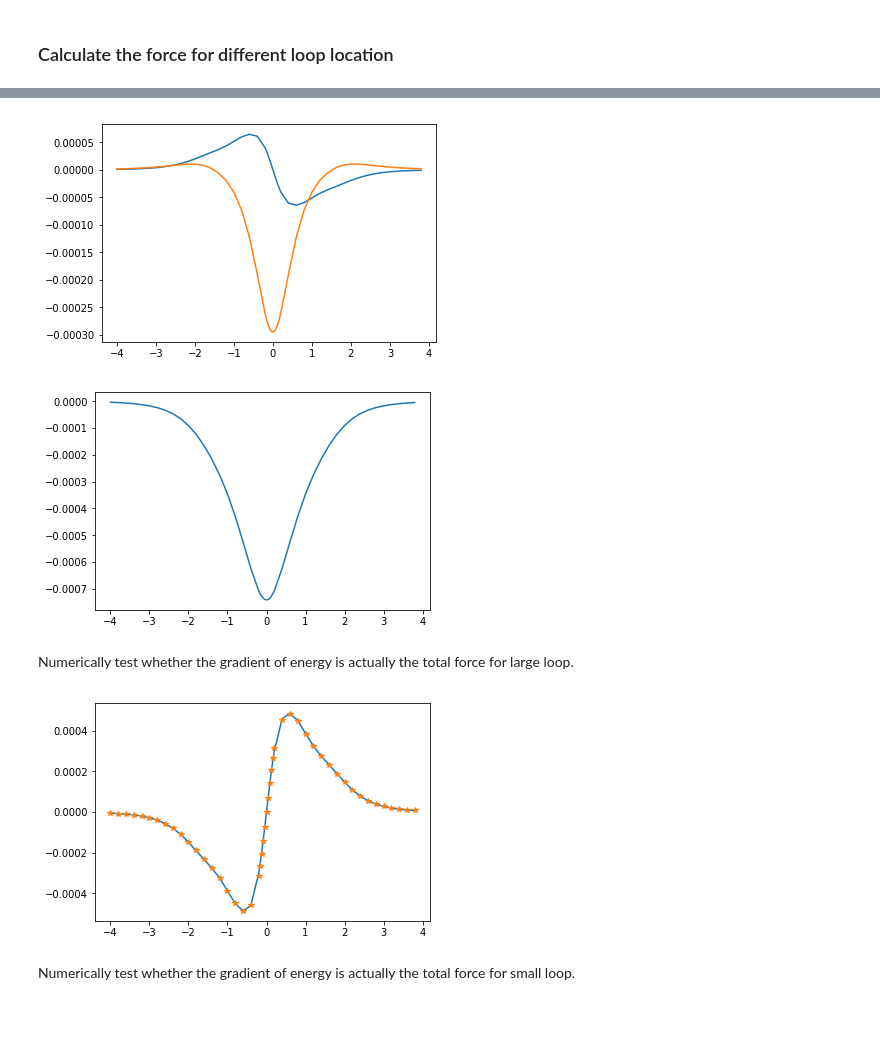
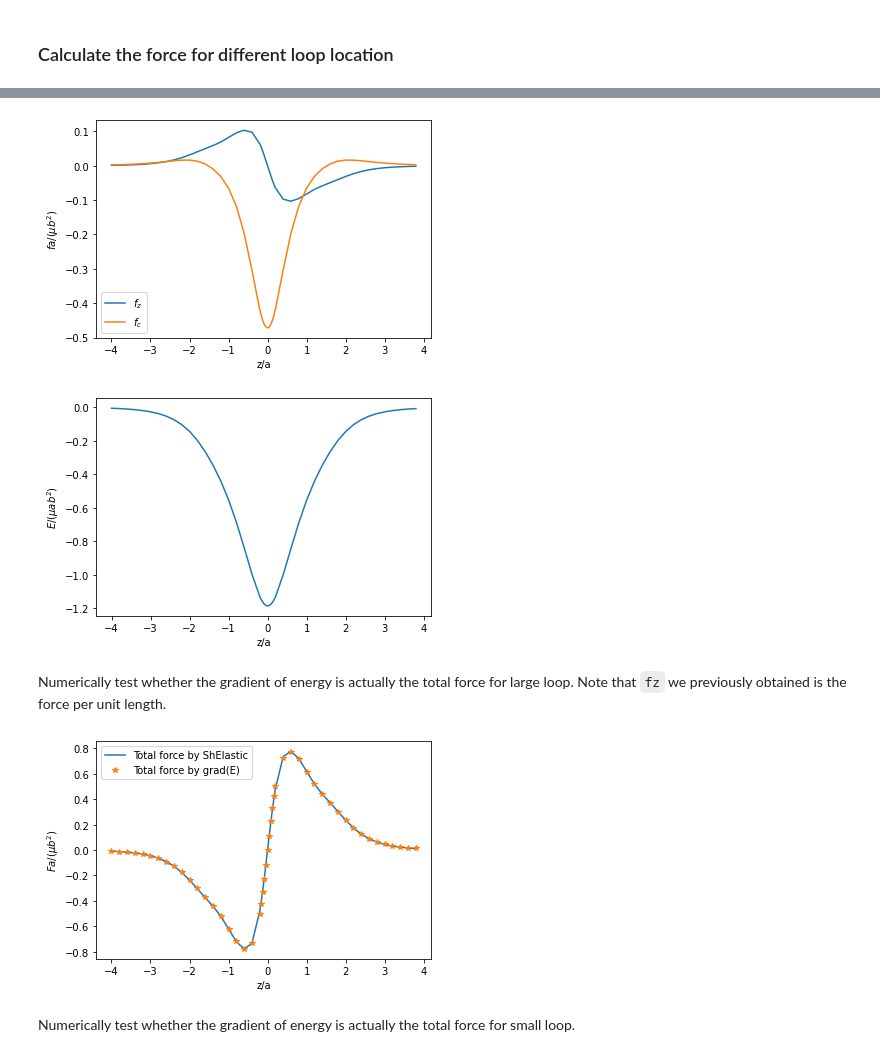
Before and after one commit to yfwang09/ShElastic, a Jupyter notebook: examples/Case03-Prismatic_Dislocation_Loop.ipynb, the cells around one changed output, grey strips where cells are left out. Cells and saved outputs as stored; diff of their text form; code cells hidden in the pictures; blank space fills up the shorter version.

```diff
--- a/examples/Case03-Prismatic_Dislocation_Loop.ipynb
+++ b/examples/Case03-Prismatic_Dislocation_Loop.ipynb
@@ -158,11 +194,6 @@ nseg, m = b1.shape
 #f1 = np.zeros(x1.shape)
 
 Xseg = xm[:, 0]/r0; Yseg = xm[:, 1]/r0; Zseg = xm[:, 2]/r0;
-
-Smodes = loadmat(os.path.join(modepath, 'Smodes.mat'))
-Smodes = (Smodes['S1'+shtype], Smodes['S2'+shtype], Smodes['S3'+shtype], Smodes['S0'+shtype])
-fullSmodes = calSmode(Smodes, mu, nu)
-Smodes = generate_submat(mu, nu, fullSmodes, lKmax, lJmax, kJ=9)
 
 tic = time.time()
 sigma_tot = fast_stress_solution(A_sol, Xseg,Yseg,Zseg, Smodes, lKmax, lJmax)
@@ -265,14 +281,10 @@ def image_force(filename, mu=1.0, nu=1./3, lJmax=None, lKmax=None, Cmat=None, Dm
     shtype = 'irr'
     if Cmat is None:
         Tmodes = loadmat(os.path.join(modepath,'Tmodes.mat'))
-        Tmodes = (Tmodes['T1'+shtype], Tmodes['T2'+shtype], Tmodes['T3'+shtype], Tmodes['T0'+shtype])
-        fullCmat = calSmode(Tmodes, mu, nu)
-        Cmat = generate_submat(mu, nu, fullCmat, lKmax, lJmax)
+        Cmat = generate_submat(Tmodes, mu, nu, lKmax, lJmax, shtype=shtype)
     if Dmat is not None:
         Umodes = loadmat(os.path.join(modepath,'Umodes.mat'))
-        Umodes = (Umodes['U1'+shtype], Umodes['U0'+shtype])
-        fullDmat = calUmode(Umodes, mu, nu)
-        Dmat = generate_submat(mu, nu, fullDmat, lKmax, lJmax)
+        Dmat = generate_submat(Umodes, mu, nu, lKmax, lJmax, shtype=shtype)
 
     toc = time.time()
     if verbose:
@@ -292,9 +304,7 @@ def image_force(filename, mu=1.0, nu=1./3, lJmax=None, lKmax=None, Cmat=None, Dm
 
     if Smodes is None:
         Smodes = loadmat(os.path.join(modepath,'Smodes.mat'))
-        Smodes = (Smodes['S1'+shtype], Smodes['S2'+shtype], Smodes['S3'+shtype], Smodes['S0'+shtype])
-        fullSmodes = calSmode(Smodes, mu, nu)
-        Smodes = generate_submat(mu, nu, fullSmodes, lKmax, lJmax, kJ=9)
+        Smodes = generate_submat(Smodes, mu, nu, lKmax, lJmax, shtype=shtype)
 
     tic = time.time()
     sigma_tot = fast_stress_solution(A_sol, Xseg,Yseg,Zseg, Smodes, lKmax, lJmax)
@@ -393,6 +326,6 @@ plt.show()
 # %%
 # small loop
-fileinit = '../scripts/Case03-PDL/data_PDL/Susrs'
+fileinit = '../testdata/data_PDL/Susrs'
 zlen = 41
 a_b_list = [40,]# 200, 400, 4000, 40000]
 z_list = np.linspace(0.67, 4.0, zlen)
@@ -403,16 +336,22 @@ for ab in a_b_list:
     E = np.empty_like(z_list)
     for i in range(z_list.size):
         z0 = z_list[i]
-        print('a/b =',ab,'z =',z0)
+        print('a/b =',ab,'z = %.5f'%z0)
         filename = fileinit + '_z%.5f_ab%d.mat'%(z0, ab)
         fimg, E[i] = image_force(filename, lJmax=lJmax, lKmax=lKmax, Cmat=Cmat, Dmat=Dmat, Ccmat=Ccmat, Dcmat=Dcmat, Smodes=Smodes, verbose=False, energy=True)
         fz[i] = fimg[:, 2].mean()
     plt.figure(0)
-    plt.plot(z_list, fz)
+    plt.plot(z_list, fz/mu*ab**2)
     plt.figure(1)
-    plt.plot(z_list, E)
+    plt.plot(z_list, E/mu*ab**2)
     matdict['fz_%d'%ab] = fz
     matdict['E_%d'%ab] = E
+plt.figure(0)
+plt.xlabel('z/a')
+plt.ylabel(r'$f_za/(\mu b^2)$')
+plt.figure(1)
+plt.xlabel('z/a')
+plt.ylabel(r'$E/(\mu ab^2)$')
 plt.savefig('../figures/case3-result-small.png')
 plt.show()
 # %% [output]
@@ -439,9 +378,7 @@ a/b = 40 z = 4.0
 savemat('../figures/case3-result-small.mat', matdict)
 # %%
 # large loop
-fileinit = '../scripts/Case03-PDL/data_PDL/Susrl'
-#zlen = 51
-#z_list = np.linspace(-4, 4, zlen)
+fileinit = '../testdata/data_PDL/Susrl'
 z_list = np.hstack([np.arange(-4, -0.2, 0.2),\
                     np.arange(-0.2, 0.22, 0.04),\
                     np.arange(0.4, 4, 0.2)])
@@ -479,22 +416,32 @@ a/b = 40 z = 3.600000000000001
 a/b = 40 z = 3.800000000000001
 # %%
 plt.figure(0)
-plt.plot(z_list, fz, z_list, fc)
+plt.plot(z_list, fz/mu*ab**2, label='$f_z$')
+plt.plot(z_list, fc/mu*ab**2, label='$f_c$')
+plt.legend()
+plt.xlabel('z/a')
+plt.ylabel(r'$fa/(\mu b^2)$')
 plt.figure(1)
-plt.plot(z_list, E)
+plt.plot(z_list, E/mu*ab**2)
+plt.xlabel('z/a')
+plt.ylabel(r'$E/(\mu ab^2)$')
 plt.show()
 # %% [output]
-[figure, old version]
+[figure, new version]
-[figure, old version]
+[figure, new version]
 # %% [markdown]
-Numerically test whether the gradient of energy is actually the total force for large loop.
+Numerically test whether the gradient of energy is actually the total force for large loop. Note that `fz` we previously obtained is the force per unit length.
 # %%
-plt.plot(z_list, -fz*1.2*2*np.pi)
-plt.plot(z_list, np.gradient(E, z_list), '*')
+perimeter = 1.2*2*np.pi
+plt.plot(z_list, -fz*perimeter/mu*ab**2, label='Total force by ShElastic')
+plt.plot(z_list, np.gradient(E, z_list)/mu*ab**2, '*', label='Total force by grad(E)')
+plt.legend()
+plt.xlabel('z/a')
+plt.ylabel(r'$Fa/(\mu b^2)$')
 plt.savefig('../figures/case3-result-large.png')
 plt.show()
 # %% [output]
-[figure, old version]
+[figure, new version]
 # %%
 savemat('../figures/case3-result-large.mat', {'z_list': z_list, 'fg': fz, 'fc': fc, 'E': E})
 # %% [markdown]
```
Also changed, not shown: parts of 21 cells of this notebook.
